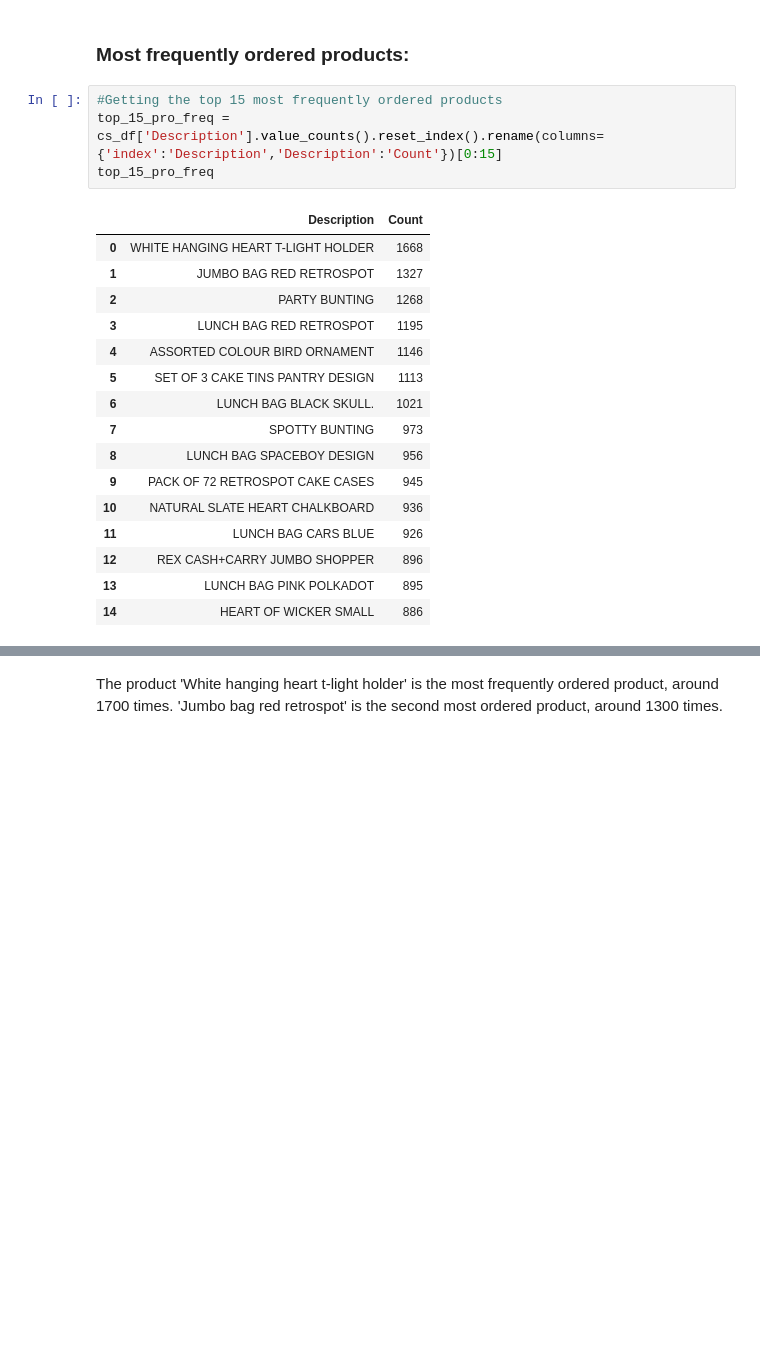
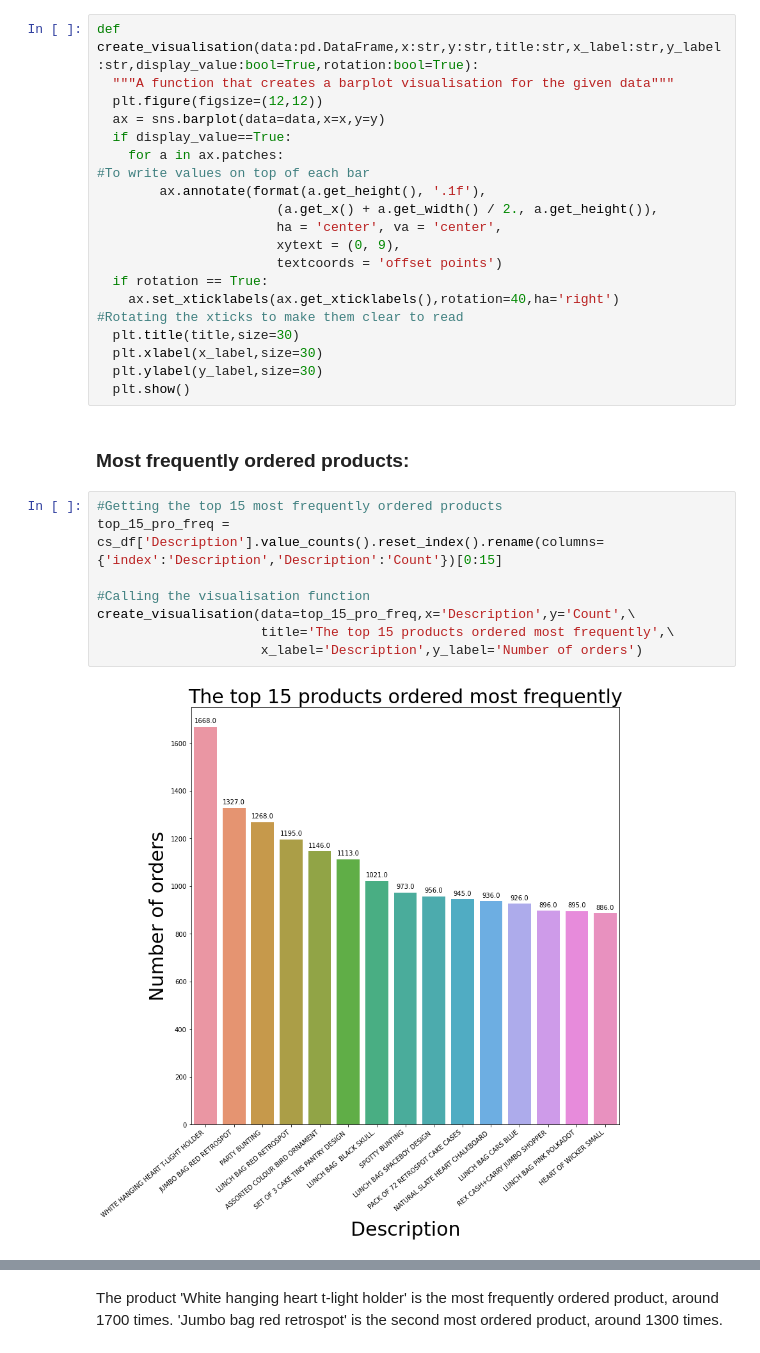
Before and after one commit to Syed-Adnan-S/Online-Retail-Customer-Segmentation, a Jupyter notebook: Online_Retail_Customer_Segmentation_Capstone_Project.ipynb, the cells around one changed output, grey strips where cells are left out. Saved outputs shown, nothing was run; the diff lists cells and outputs as text; blank space fills up the shorter version.

```diff
--- a/Online_Retail_Customer_Segmentation_Capstone_Project.ipynb
+++ b/Online_Retail_Customer_Segmentation_Capstone_Project.ipynb
@@ -354,26 +357,33 @@ cs_df.head()
 | 4 | 536365 | 84029E | RED WOOLLY HOTTIE WHITE HEART. | 6 | 2010-12-01 | 3.39 | 17850.0 | United Kingdom | 8 | ... |
 # %% [markdown]
 ## <b>EDA:</b>
+# %%
+def create_visualisation(data:pd.DataFrame,x:str,y:str,title:str,x_label:str,y_label:str,display_value:bool=True,rotation:bool=True):
+  """A function that creates a barplot visualisation for the given data"""
+  plt.figure(figsize=(12,12))
+  ax = sns.barplot(data=data,x=x,y=y)
+  if display_value==True:
+    for a in ax.patches:                                                        #To write values on top of each bar
+        ax.annotate(format(a.get_height(), '.1f'),
+                       (a.get_x() + a.get_width() / 2., a.get_height()),
+                       ha = 'center', va = 'center',
+                       xytext = (0, 9),
+                       textcoords = 'offset points')
+  if rotation == True:
+    ax.set_xticklabels(ax.get_xticklabels(),rotation=40,ha='right')             #Rotating the xticks to make them clear to read
+  plt.title(title,size=30)
+  plt.xlabel(x_label,size=30)
+  plt.ylabel(y_label,size=30)
+  plt.show()
 # %% [markdown]
 ### <b>Most frequently ordered products:</b>
 # %%
 #Getting the top 15 most frequently ordered products
 top_15_pro_freq = cs_df['Description'].value_counts().reset_index().rename(columns={'index':'Description','Description':'Count'})[0:15]
-top_15_pro_freq
+
+#Calling the visualisation function
+create_visualisation(data=top_15_pro_freq,x='Description',y='Count',\
+                     title='The top 15 products ordered most frequently',\
+                     x_label='Description',y_label='Number of orders')
 # %% [output]
-|  | Description | Count |
-| 0 | WHITE HANGING HEART T-LIGHT HOLDER | 1668 |
-| 1 | JUMBO BAG RED RETROSPOT | 1327 |
-| 2 | PARTY BUNTING | 1268 |
-| 3 | LUNCH BAG RED RETROSPOT | 1195 |
-| 4 | ASSORTED COLOUR BIRD ORNAMENT | 1146 |
-| 5 | SET OF 3 CAKE TINS PANTRY DESIGN | 1113 |
-| 6 | LUNCH BAG BLACK SKULL. | 1021 |
-| 7 | SPOTTY BUNTING | 973 |
-| 8 | LUNCH BAG SPACEBOY DESIGN | 956 |
-| 9 | PACK OF 72 RETROSPOT CAKE CASES | 945 |
-| 10 | NATURAL SLATE HEART CHALKBOARD | 936 |
-| 11 | LUNCH BAG CARS BLUE | 926 |
-| 12 | REX CASH+CARRY JUMBO SHOPPER | 896 |
-| 13 | LUNCH BAG PINK POLKADOT | 895 |
-| 14 | HEART OF WICKER SMALL | 886 |
+[figure, added]
```
Also changed, not shown: parts of 26 cells of this notebook.
